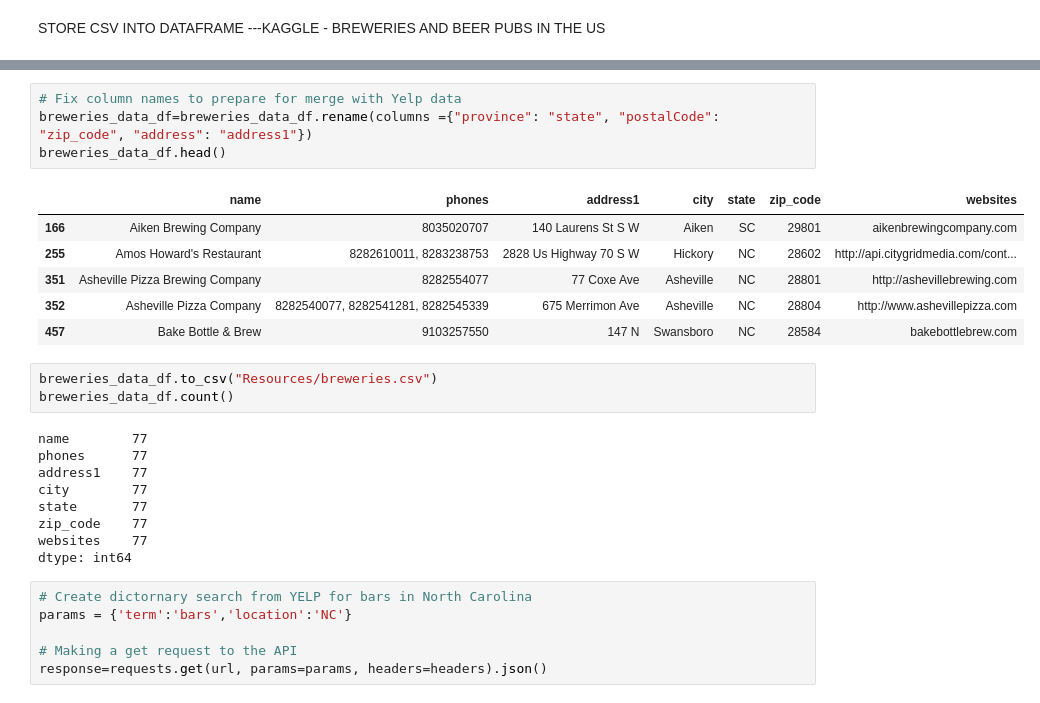
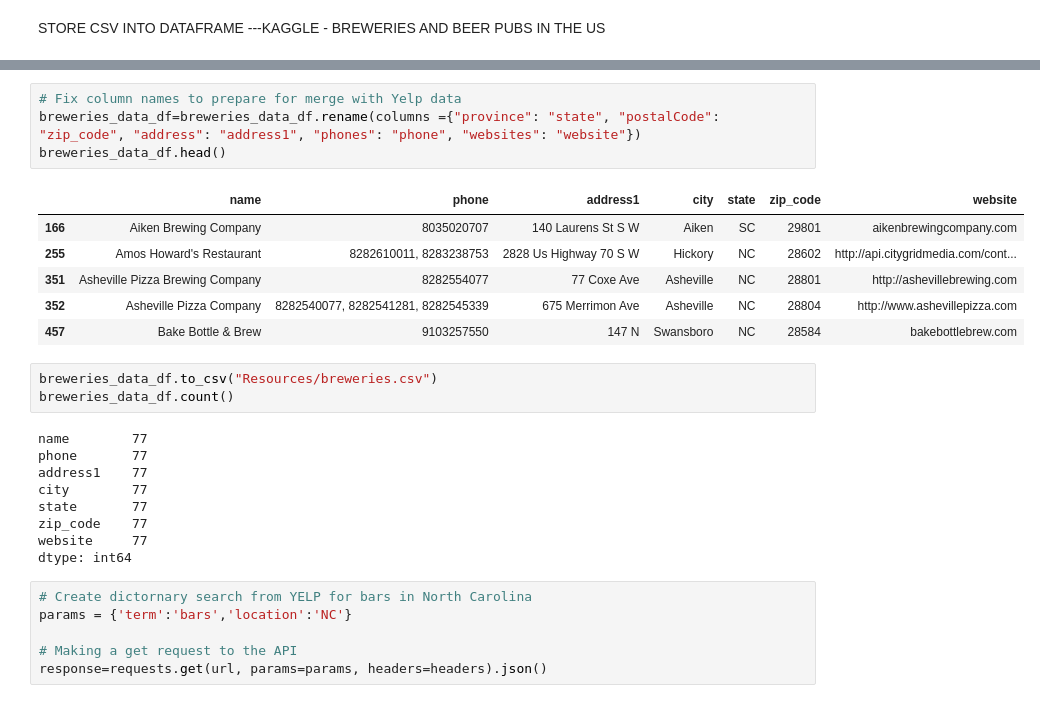
Before and after one commit to melindaeudy/ETL-Project, a Jupyter notebook: ETL.ipynb, the cells around one changed output, grey strips where cells are left out. Saved outputs shown, nothing was run; the diff lists cells and outputs as text.

Commit message:
updated columns

```diff
--- a/ETL.ipynb
+++ b/ETL.ipynb
@@ -69,10 +69,10 @@ breweries_data_df.head()
 | 457 | Bake Bottle & Brew | 9103257550 | 147 N | Swansboro | NC | 28584 | bakebottlebrew.com |
 # %%
 # Fix column names to prepare for merge with Yelp data
-breweries_data_df=breweries_data_df.rename(columns ={"province": "state", "postalCode": "zip_code", "address": "address1"})
+breweries_data_df=breweries_data_df.rename(columns ={"province": "state", "postalCode": "zip_code", "address": "address1", "phones": "phone", "websites": "website"})
 breweries_data_df.head()
 # %% [output]
-|  | name | phones | address1 | city | state | zip_code | websites |
+|  | name | phone | address1 | city | state | zip_code | website |
 | 166 | Aiken Brewing Company | 8035020707 | 140 Laurens St S W | Aiken | SC | 29801 | aikenbrewingcompany.com |
 | 255 | Amos Howard's Restaurant | 8282610011, 8283238753 | 2828 Us Highway 70 S W | Hickory | NC | 28602 | http://api.citygridmedia.com/cont... |
 | 351 | Asheville Pizza Brewing Company | 8282554077 | 77 Coxe Ave | Asheville | NC | 28801 | http://ashevillebrewing.com |
@@ -83,12 +83,12 @@ breweries_data_df.to_csv("Resources/breweries.csv")
 breweries_data_df.count()
 # %% [output]
 name        77
-phones      77
+phone       77
 address1    77
 city        77
 state       77
 zip_code    77
-websites    77
+website     77
 dtype: int64
 # %%
 # Create dictornary search from YELP for bars in North Carolina
```
Also changed, not shown: parts of 12 cells of this notebook, 4 other files.
